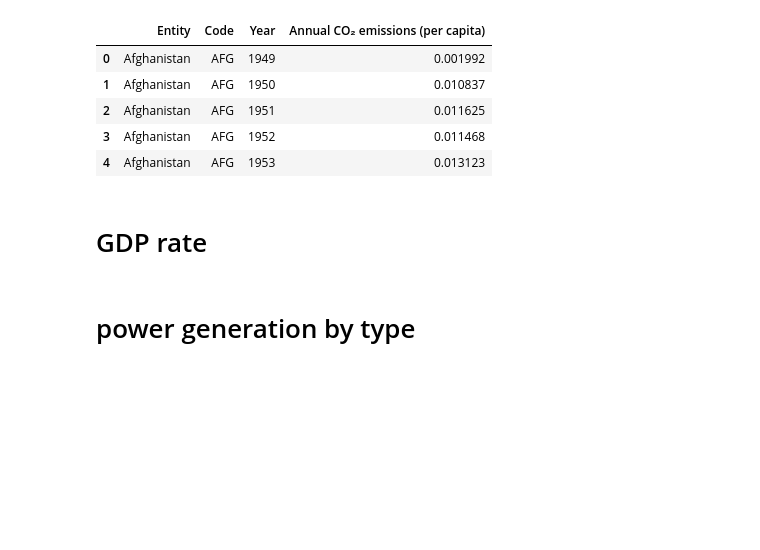
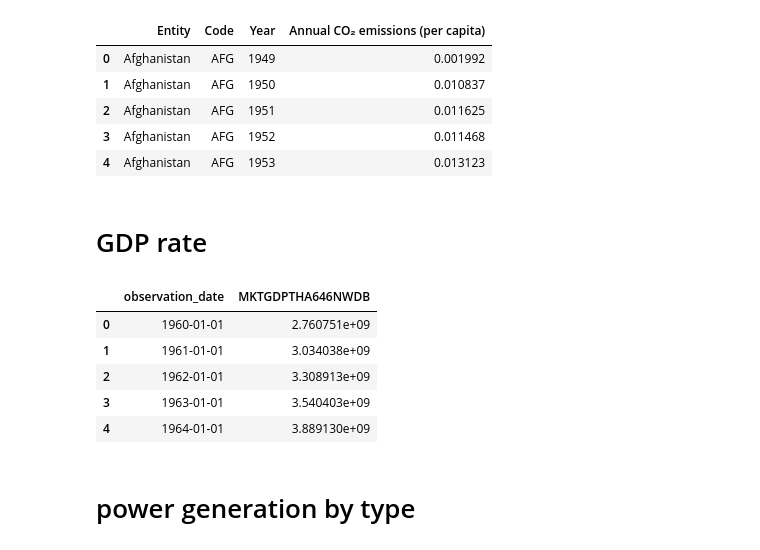
Before and after one commit to KaungHtetCho-22/Decarbonize-TH, a Jupyter notebook: experiments/kaung.ipynb, the cells around one changed output. Cells and saved outputs as stored; diff of their text form; code cells hidden in the pictures; blank space fills up the shorter version.

```diff
--- a/experiments/kaung.ipynb
+++ b/experiments/kaung.ipynb
@@ -213,6 +213,17 @@ co2_df.head()
 # gdp_df = load_problematic_csv("../data/raw/gdp.csv")
 # %%
 # gdp_df.head()
+# %%
+gdp_df = pd.read_csv('../data/raw/MKTGDPTHA646NWDB.csv')
+# %%
+gdp_df.head()
+# %% [output]
+|  | observation_date | MKTGDPTHA646NWDB |
+| 0 | 1960-01-01 | 2.760751e+09 |
+| 1 | 1961-01-01 | 3.034038e+09 |
+| 2 | 1962-01-01 | 3.308913e+09 |
+| 3 | 1963-01-01 | 3.540403e+09 |
+| 4 | 1964-01-01 | 3.889130e+09 |
 # %% [markdown]
 # power generation by type
 # %%
```
Also changed, not shown: parts of 4 cells of this notebook.
